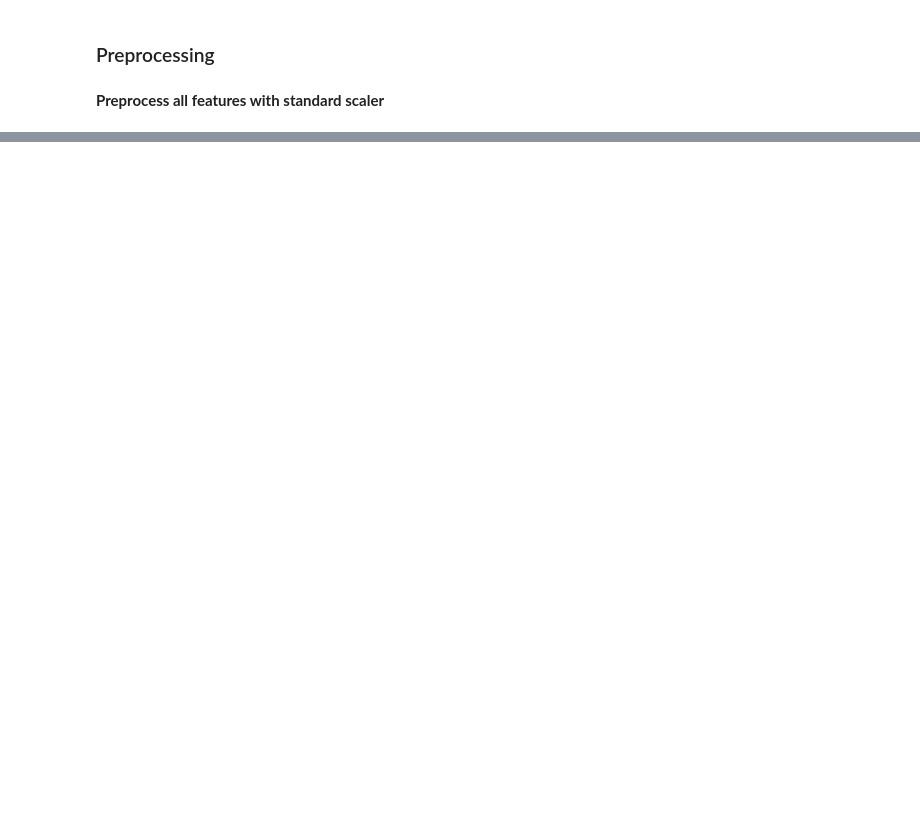
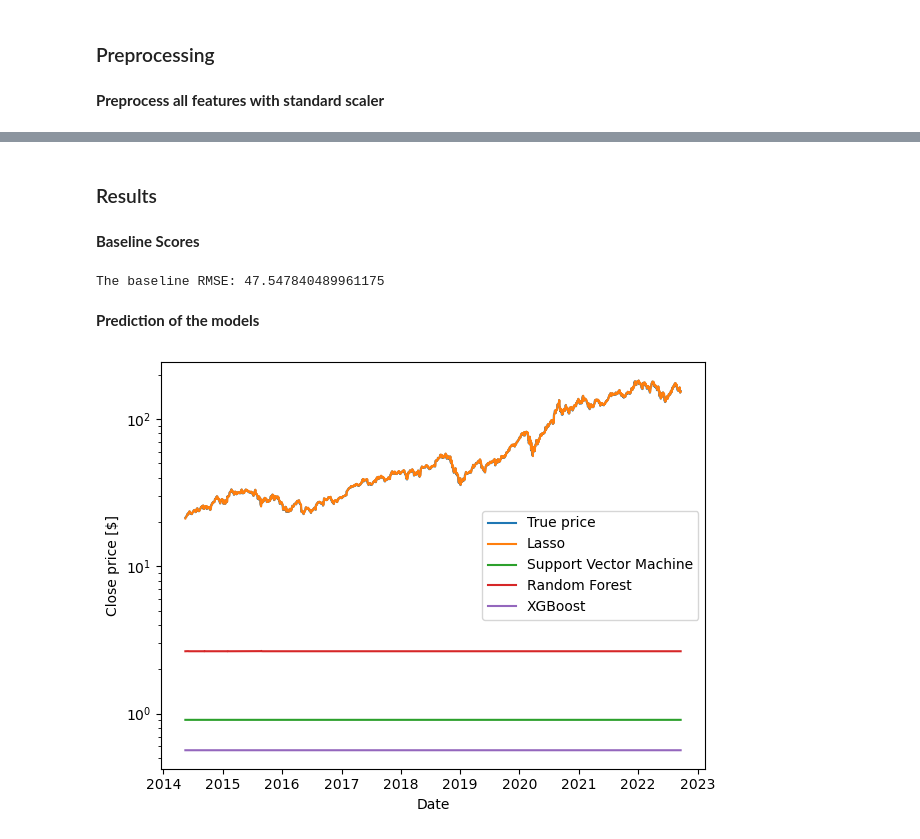
Before and after one commit to leehengpan/AAPL-StockPriceAnalysis, a Jupyter notebook: src/Apple_Stock_Price_Prediction.ipynb, the cells around one changed output, grey strips where cells are left out. Drawn from its saved outputs; the diff is of its cells as text; code cells hidden in the pictures; blank space fills up the shorter version.

```diff
--- a/src/Apple_Stock_Price_Prediction.ipynb
+++ b/src/Apple_Stock_Price_Prediction.ipynb
@@ -635,0 +819,19 @@ print(X_train_sc)
+# %%
+# fit_transform the training set
+X_prep = preprocessor.fit_transform(X_train)
+
+# little hacky, but collect feature names
+feature_names = preprocessor.get_feature_names_out()
+
+df_train = pd.DataFrame(data=X_prep,columns=feature_names,index=X_train.index)
+print(df_train.shape)
+
+# transform the val
+df_val = preprocessor.transform(X_val)
+df_val = pd.DataFrame(data=df_val,columns = feature_names,index=X_val.index)
+print(df_val.shape)
+
+# transform the test
+df_test = preprocessor.transform(X_test)
+df_test = pd.DataFrame(data=df_test,columns = feature_names,index=X_test.index)
+print(df_test.shape)
@@ -635,0 +1060,34 @@ print(X_train_sc)
+# %% [markdown]
+### Results
+# %% [markdown]
+**Baseline Scores**
+# %%
+y_test_pred_avg = np.full(y_test.shape, np.mean(y_test))
+print('The baseline RMSE:',np.sqrt(mean_squared_error(y_test,y_test_pred_avg)))
+# %% [output]
+The baseline RMSE: 47.547840489961175
+# %% [markdown]
+**Prediction of the models**
+# %%
+y_test_pred_lasso=pd.Series(y_test_pred_lasso, index =y_test.index)
+y_test_pred_svr=pd.Series(y_test_pred_svr, index =y_test.index)
+y_test_pred_rf=pd.Series(y_test_pred_rf, index =y_test.index)
+y_test_pred_XGB=pd.Series(y_test_pred_XGB, index =y_test.index)
+
+
+plt.plot(y_test,label='True price')
+plt.plot(y_test_pred_lasso,label='Lasso')
+plt.plot(y_test_pred_svr,label='Support Vector Machine')
+plt.plot(y_test_pred_rf,label='Random Forest')
+plt.plot(y_test_pred_XGB,label='XGBoost')
+plt.xlabel('Date') #fontsize = 12
+plt.ylabel('Close price [$]') #fontsize = 12
+# plt.xticks(fontsize=12) # Slide purpose
+# plt.yticks(fontsize=12) # Slide purpose
+plt.semilogy()
+plt.legend()
+plt.tight_layout()
+# plt.savefig('../figures/close_trend_all.png',dpi=300)
+plt.show()
+# %% [output]
+[figure, added]
```
Also changed, not shown: parts of 40 cells of this notebook.
